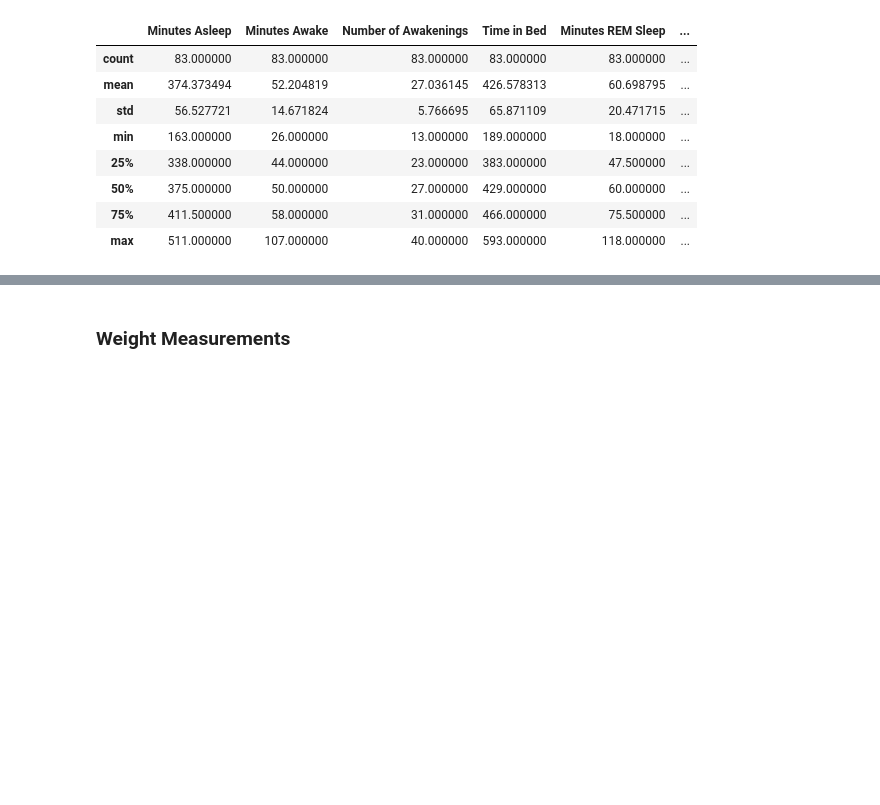
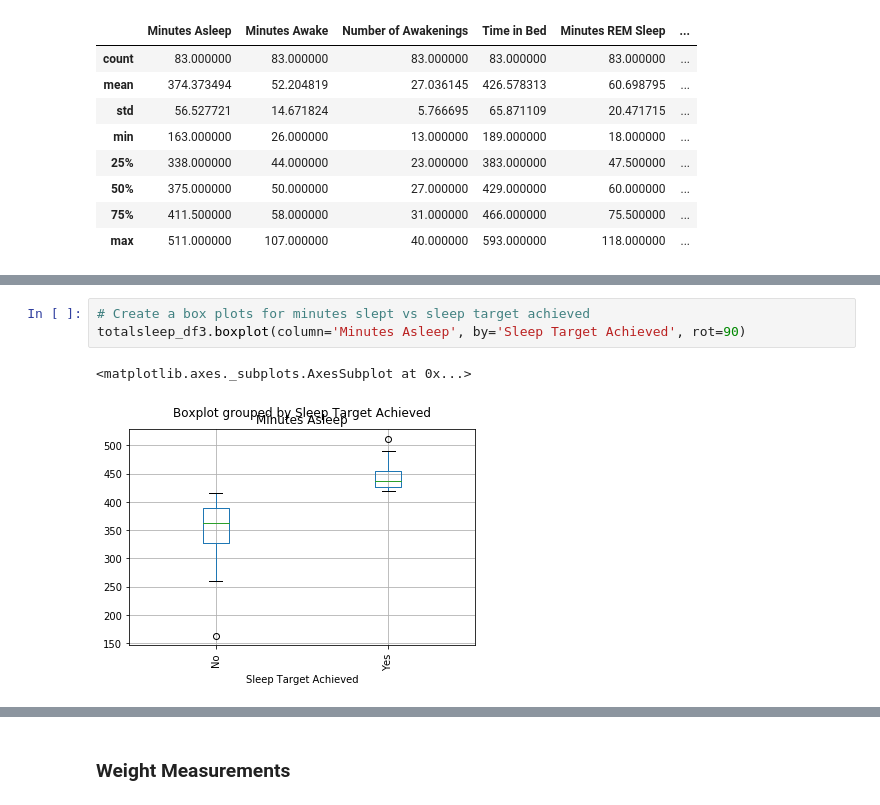
Before and after one commit to willvelida/mydata, a Jupyter notebook: jupyter notebooks/My Data Analysis Jan-Mar 2018.ipynb, the cells around one changed output, grey strips where cells are left out. Saved outputs shown, nothing was run; the diff lists cells and outputs as text; blank space fills up the shorter version.

```diff
--- a/jupyter notebooks/My Data Analysis Jan-Mar 2018.ipynb
+++ b/jupyter notebooks/My Data Analysis Jan-Mar 2018.ipynb
@@ -499,0 +519,6 @@ totalsleep_df3.describe()
+# %%
+# Create a box plots for minutes slept vs sleep target achieved
+totalsleep_df3.boxplot(column='Minutes Asleep', by='Sleep Target Achieved', rot=90)
+# %% [output]
+<matplotlib.axes._subplots.AxesSubplot at 0x...>
+[figure, added]
```
Also changed, not shown: parts of 6 cells of this notebook.
